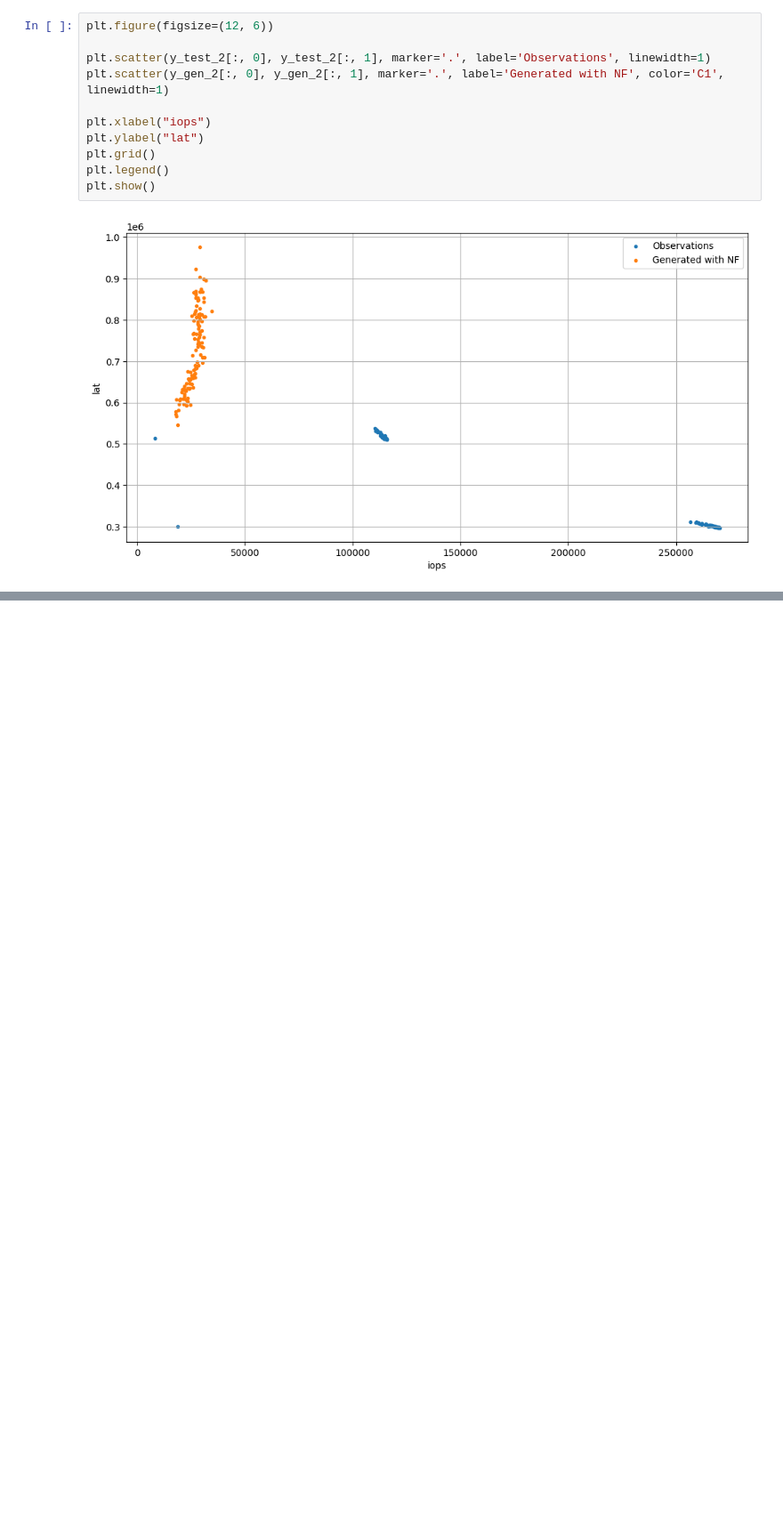
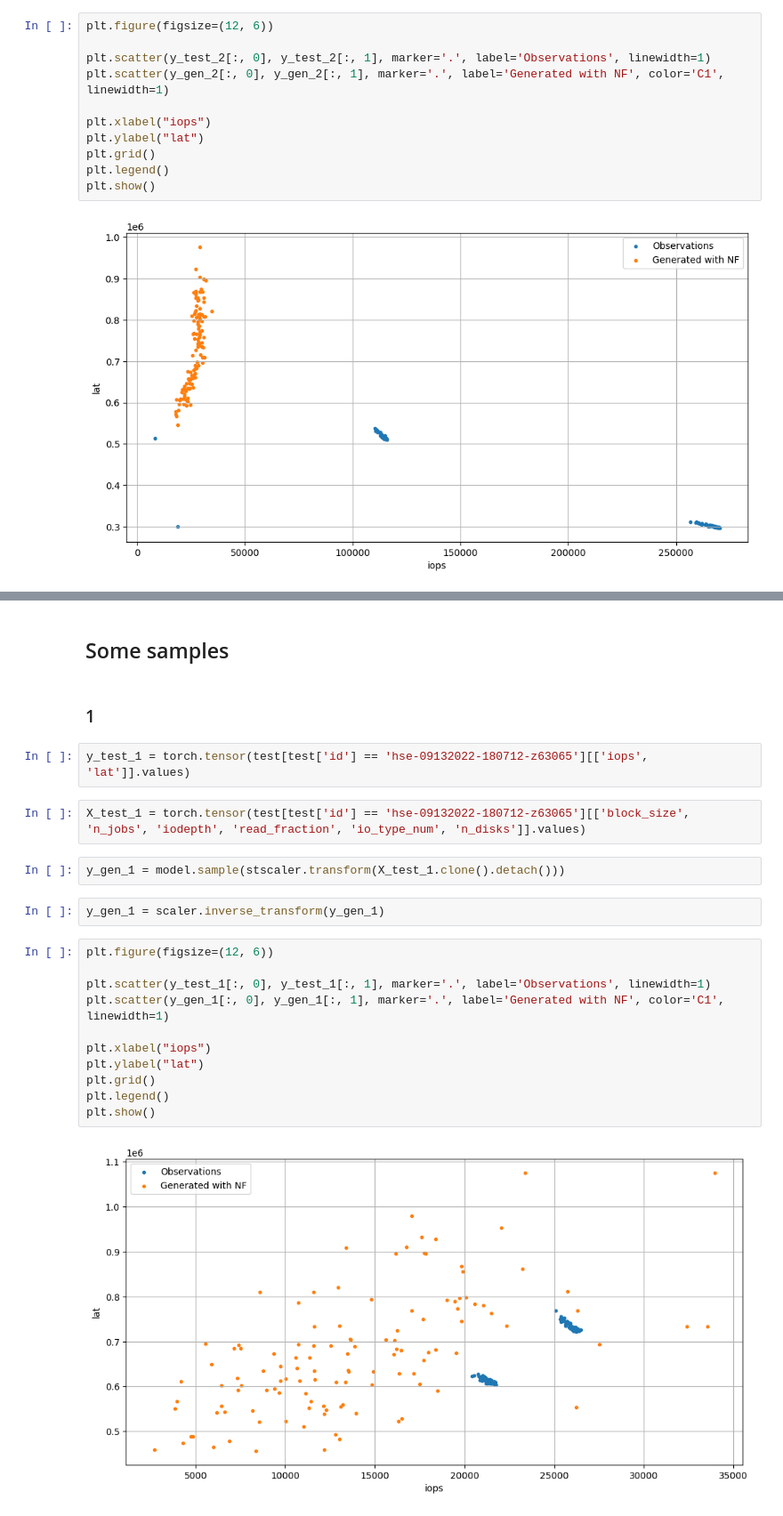
Before and after one commit to juliajones17/reliable_modeling, a Jupyter notebook: notebooks/proj.ipynb, the cells around one changed output, grey strips where cells are left out. Shown at 89% size. Saved outputs shown, nothing was run; the diff lists cells and outputs as text; blank space fills up the shorter version.

```diff
--- a/notebooks/proj.ipynb
+++ b/notebooks/proj.ipynb
@@ -341,0 +401,25 @@ plt.show()
+# %% [markdown]
+## Some samples
+# %% [markdown]
+### 1
+# %%
+y_test_1 = torch.tensor(test[test['id'] == 'hse-09132022-180712-z63065'][['iops', 'lat']].values)
+# %%
+X_test_1 = torch.tensor(test[test['id'] == 'hse-09132022-180712-z63065'][['block_size', 'n_jobs', 'iodepth', 'read_fraction', 'io_type_num', 'n_disks']].values)
+# %%
+y_gen_1 = model.sample(stscaler.transform(X_test_1.clone().detach()))
+# %%
+y_gen_1 = scaler.inverse_transform(y_gen_1)
+# %%
+plt.figure(figsize=(12, 6))
+
+plt.scatter(y_test_1[:, 0], y_test_1[:, 1], marker='.', label='Observations', linewidth=1)
+plt.scatter(y_gen_1[:, 0], y_gen_1[:, 1], marker='.', label='Generated with NF', color='C1', linewidth=1)
+
+plt.xlabel("iops")
+plt.ylabel("lat")
+plt.grid()
+plt.legend()
+plt.show()
+# %% [output]
+[figure, added]
```
Also changed, not shown: parts of 263 cells of this notebook.
